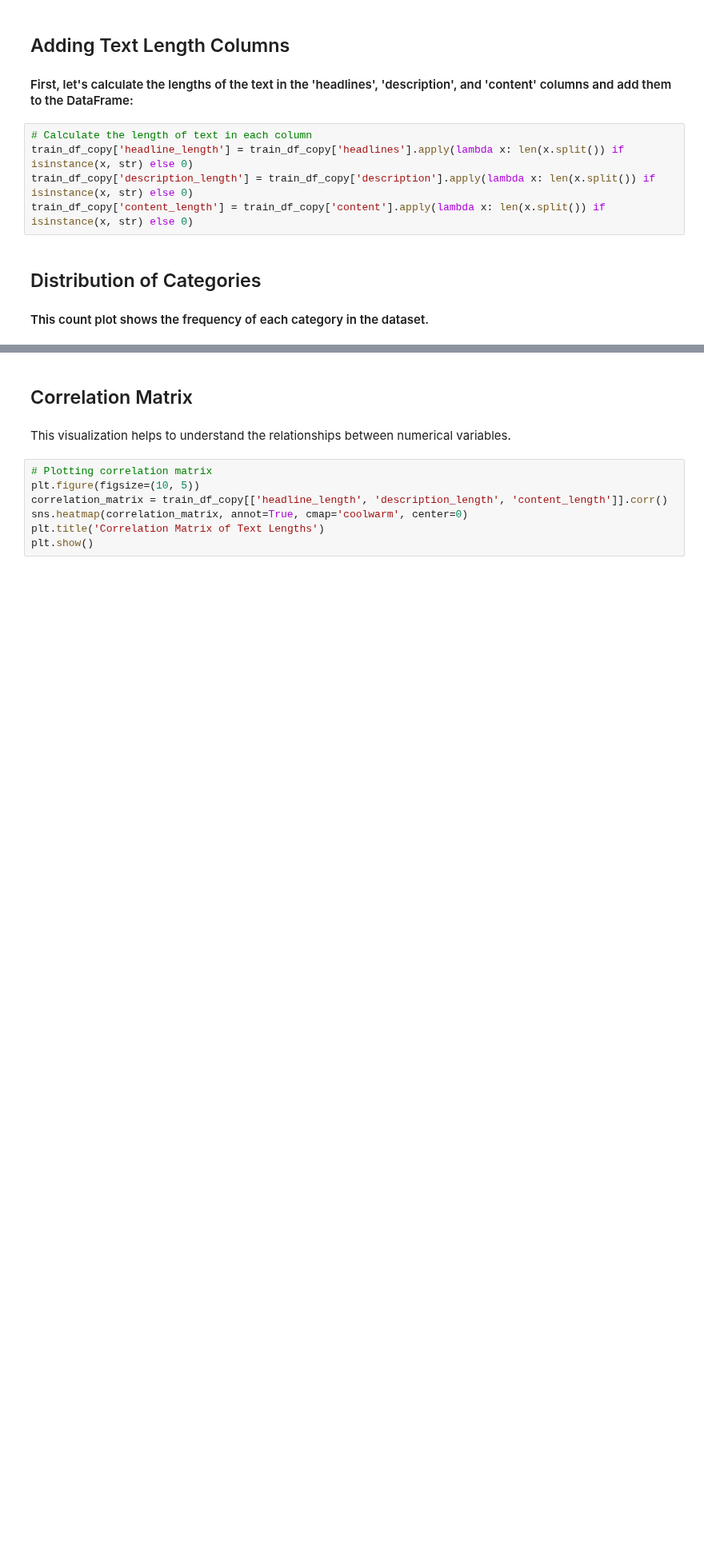
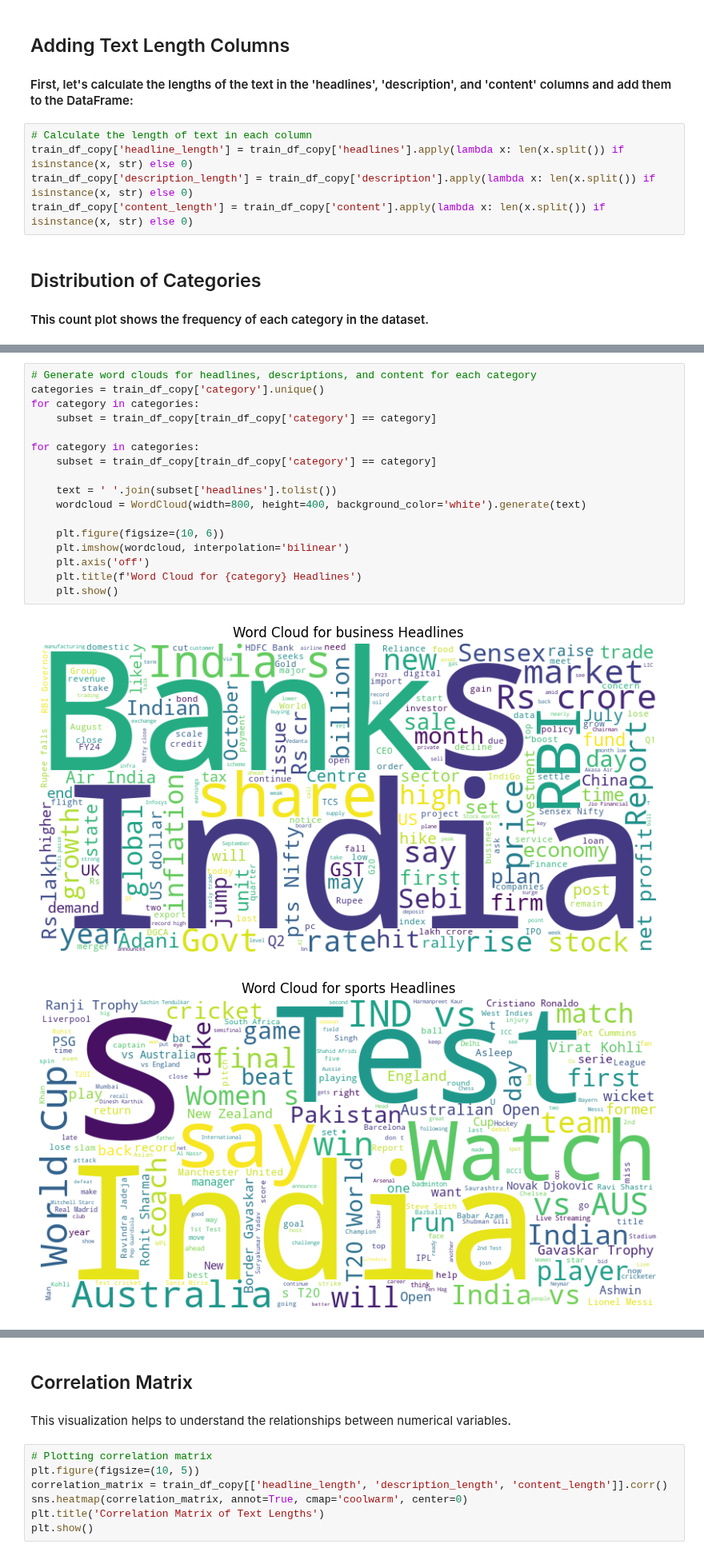
Before and after one commit to AmandaMokoena/2401FTDS_Classification_Project_0A4, a Jupyter notebook: Classification Project notebook.ipynb, the cells around one changed output, grey strips where cells are left out. Shown at 80% size. Cells and saved outputs as stored; diff of their text form; blank space fills up the shorter version.

```diff
--- a/Classification Project notebook.ipynb
+++ b/Classification Project notebook.ipynb
@@ -828,0 +829,20 @@ plt.show()
+# %%
+# Generate word clouds for headlines, descriptions, and content for each category
+categories = train_df_copy['category'].unique()
+for category in categories:
+    subset = train_df_copy[train_df_copy['category'] == category]
+
+for category in categories:
+    subset = train_df_copy[train_df_copy['category'] == category]
+
+    text = ' '.join(subset['headlines'].tolist())
+    wordcloud = WordCloud(width=800, height=400, background_color='white').generate(text)
+
+    plt.figure(figsize=(10, 6))
+    plt.imshow(wordcloud, interpolation='bilinear')
+    plt.axis('off')
+    plt.title(f'Word Cloud for {category} Headlines')
+    plt.show()
+# %% [output]
+[figure, added]
+[figure, added]
```
Also changed, not shown: parts of 20 cells of this notebook.
